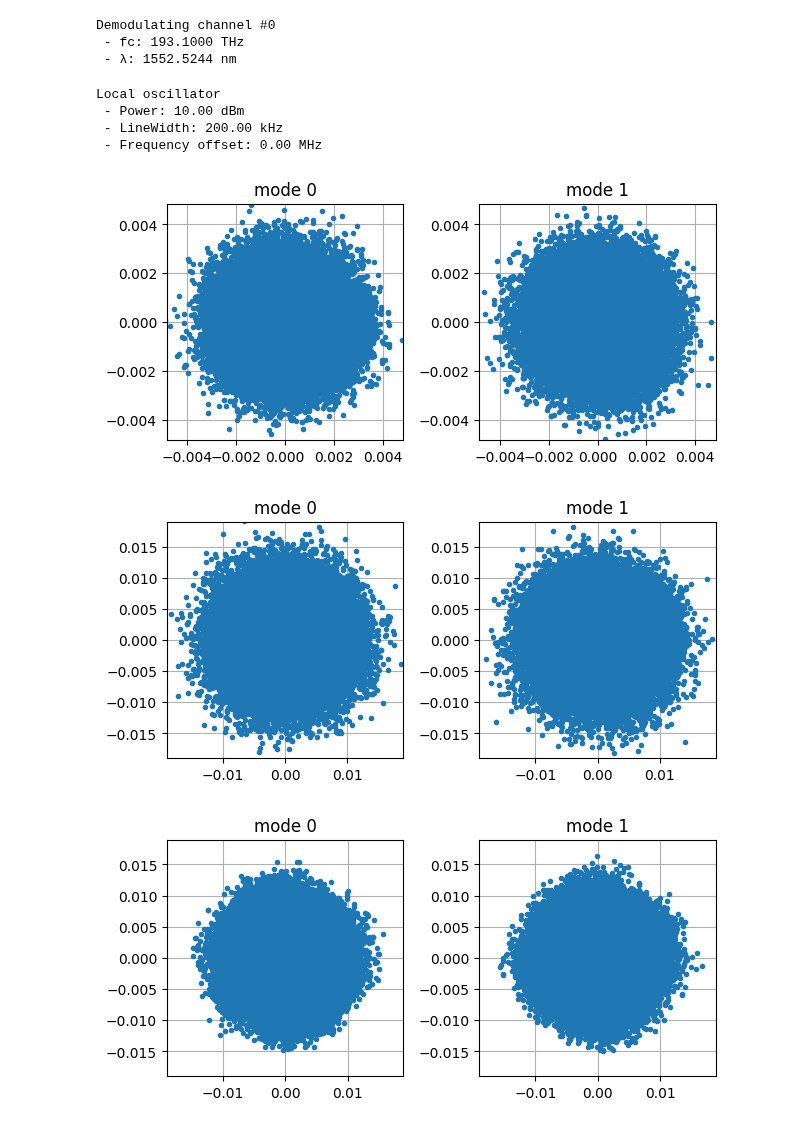
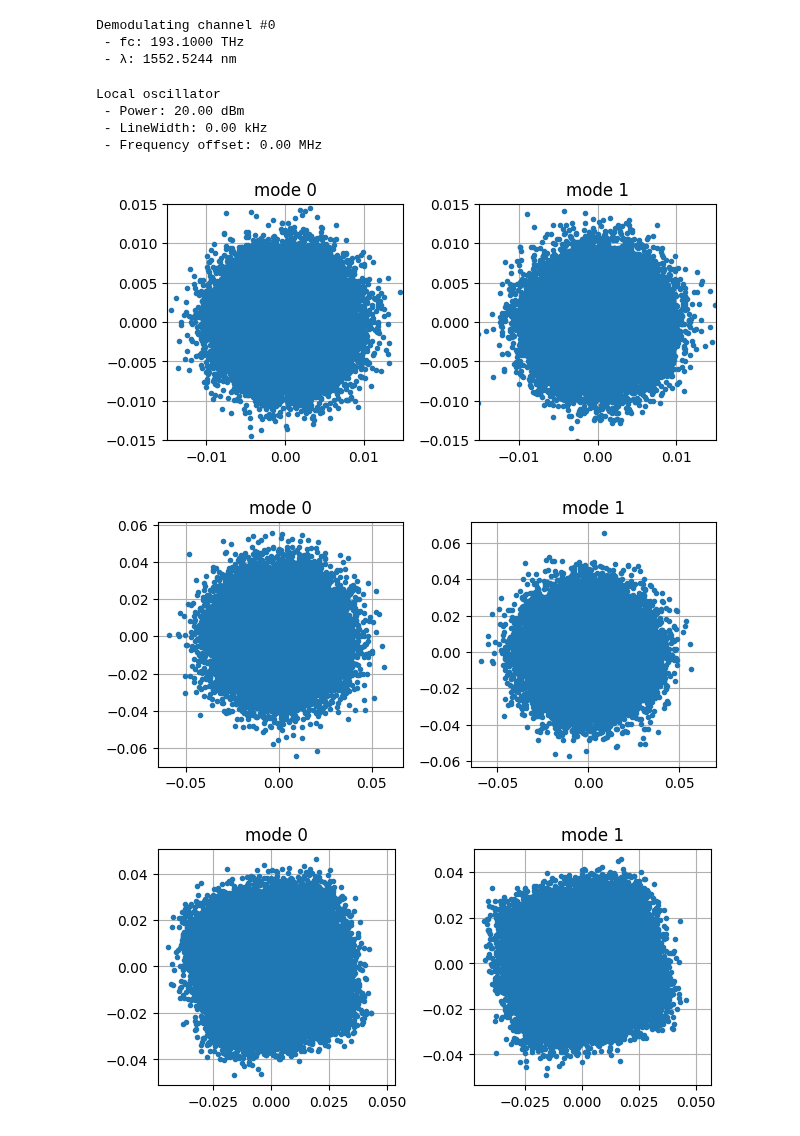
Before and after one commit to jfelipeslg/TCC_Single-Ended-Receiver, a Jupyter notebook: Tx_Rx_dual-pol_balancedPD.ipynb, the cells around one changed output. Drawn from its saved outputs; the diff is of its cells as text; code cells hidden in the pictures.

```diff
--- a/Tx_Rx_dual-pol_balancedPD.ipynb
+++ b/Tx_Rx_dual-pol_balancedPD.ipynb
@@ -23,7 +23,7 @@ from utils.models import phaseNoise, coherentReceiver, pdmCoherentReceiver, mana
 # Parâmetros - Transmissor
 paramTx = parameters()
 
-paramTx.M   = 16            # Ordem do formato de modulação
+paramTx.M   = 64            # Ordem do formato de modulação
 paramTx.constType = 'qam'   # Formato de modulação ('qam' ou 'psk')
 
 paramTx.Rs  = 100e9         # Taxa de sinalização [baud]
@@ -93,8 +93,8 @@ Text(0.5, 1.0, 'optical WDM spectrum')
 # Canal Óptico
 paramCh = parameters()
 
-paramCh.Ltotal = 750    # Distância total do enlace [km]
-paramCh.Lspan  = 75     # Passo da distância [km]
+paramCh.Ltotal = 200    # Distância total do enlace [km]
+paramCh.Lspan  = 20     # Passo da distância [km]
 
 paramCh.alpha = 0.2      # Parâmetro de perda da fibra [dB/km]
 paramCh.D = 16           # Parâmetro de dispersão da fibra [ps/nm/km]
@@ -152,10 +152,11 @@ Demodulating channel #0
  - λ: 1552.5244 nm
 # %%
 # Parâmetros - Receptor - Oscilador Local
+π       = np.pi
 FO      = 0*64e6                # Offset de frequência
 Δf_lo   = freqGrid[chIndex]+FO  # Deslocamento de frequência do canal a ser demodulado
-lw      = 200e3                 # LineWidth
-Plo_dBm = 10                    # Potência [dBm]
+lw      = 0*100e3               # LineWidth
+Plo_dBm = 20                    # Potência [dBm]
 Plo     = 10**(Plo_dBm/10)*1e-3 # Potência [W]
 ϕ_lo    = 0                     # Fase inicial [rad]
 
@@ -165,14 +166,13 @@ print(f'Local oscillator\n',
       f'- Frequency offset: {(FO/1e6):.2f} MHz')
 
 # Geração do sinal LO
-π       = np.pi
 t       = np.arange(0, len(sigWDM))*Ts
 ϕ_pn_lo = phaseNoise(lw, len(sigWDM), Ts)
 sigLO   = np.sqrt(Plo)*np.exp(1j*(2*π*Δf_lo*t + ϕ_lo + ϕ_pn_lo))
 # %% [output]
 Local oscillator
- - Power: 10.00 dBm
- - LineWidth: 200.00 kHz
+ - Power: 20.00 dBm
+ - LineWidth: 0.00 kHz
  - Frequency offset: 0.00 MHz
 # %%
 # Receptor óptico coerente
@@ -181,30 +181,26 @@ sigRx = pdmCoherentReceiver(sigWDM, sigLO, θsig = 0, Rdx=1, Rdy=1)
 # plot constellations (pós-receptor coerente)
 pconst(sigRx[0::paramTx.SpS,:], lim=True, R=3)
 # %% [output]
-[figure, old version]
+[figure, new version]
 # %%
 # Filtro casado
-if paramTx.pulse == 'nrz':
-    pulse = pulseShape('nrz', paramTx.SpS)
+pulse = pulseShape('rrc', paramTx.SpS, N=paramTx.Ntaps, alpha=paramTx.alphaRRC, Ts=1/paramTx.Rs)
+pulse = pulse/np.max(np.abs(pulse))
 
-elif paramTx.pulse == 'rrc':
-    pulse = pulseShape('rrc', paramTx.SpS, N=paramTx.Ntaps, alpha=paramTx.alphaRRC, Ts=1/paramTx.Rs)
-
-pulse = pulse/np.max(np.abs(pulse))
 sigRx = firFilter(pulse, sigRx)
 
 # plot constellations (pós-filtragem)
-pconst(sigRx[0::paramTx.SpS,:], lim=True, R=3)
+pconst(sigRx[0::paramTx.SpS], lim=False, R=3)
 
 # Compensação da disperção cromática
 if paramCh.Ltotal:
     sigRx = edc(sigRx, paramCh.Ltotal, paramCh.D, Fc-Δf_lo, Fs)
 
-    # plot constellations (pós-compensação)
-    pconst(sigRx[0::paramTx.SpS,:], lim=True, R=3)
+    # plot constellations (pós-filtragem+compensação)
+    pconst(sigRx[0::paramTx.SpS], lim=False, R=3)
 # %% [output]
-[figure, old version]
+[figure, new version]
-[figure, old version]
+[figure, new version]
 # %%
 # Redução de amostras por símbolos
 paramDec = parameters()
```
Also changed, not shown: parts of 8 cells of this notebook.
